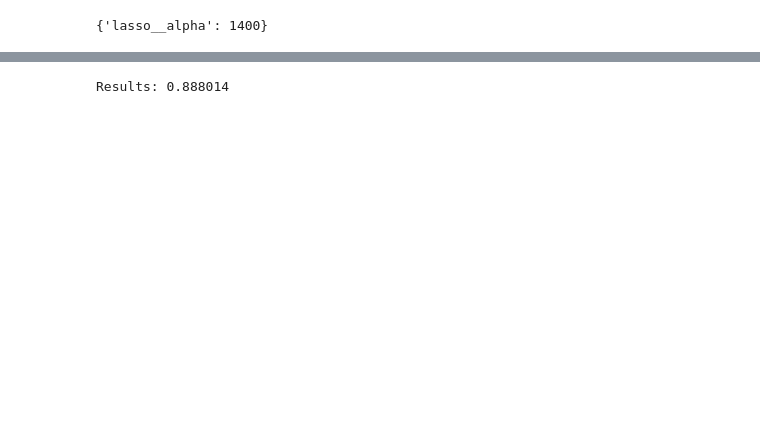
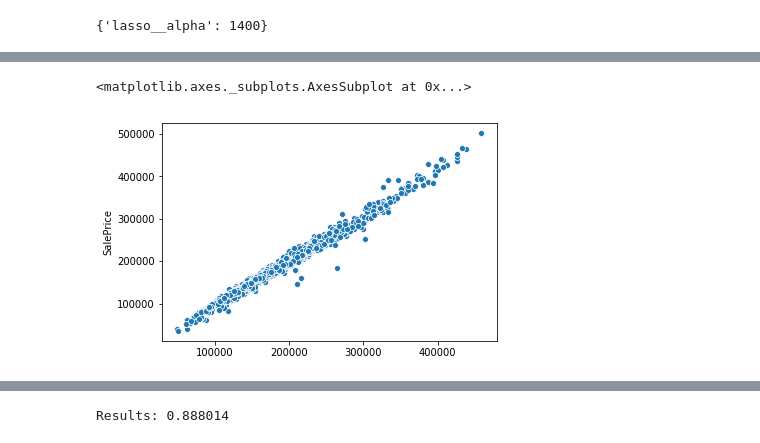
Before and after one commit to luigi-0/House-Prices, a Jupyter notebook: parameter_tuning/gbr_grid.ipynb, the cells around one changed output, grey strips where cells are left out. Drawn from its saved outputs; the diff is of its cells as text; code cells hidden in the pictures; blank space fills up the shorter version.

```diff
--- a/parameter_tuning/gbr_grid.ipynb
+++ b/parameter_tuning/gbr_grid.ipynb
@@ -497,0 +509,6 @@ Results: 0.889346
+# %%
+#fig, ax = plt.subplot()
+sns.scatterplot(rf_grid_pred, house_labels)
+# %% [output]
+<matplotlib.axes._subplots.AxesSubplot at 0x...>
+[figure, added]
```
Also changed, not shown: parts of 22 cells of this notebook.
